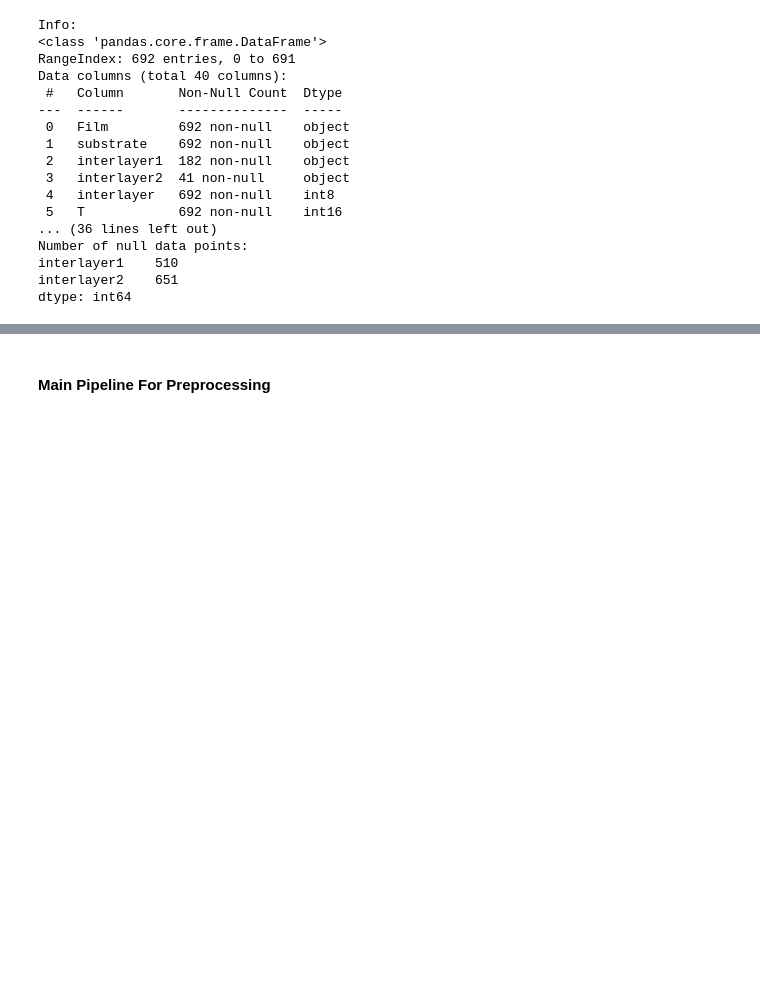
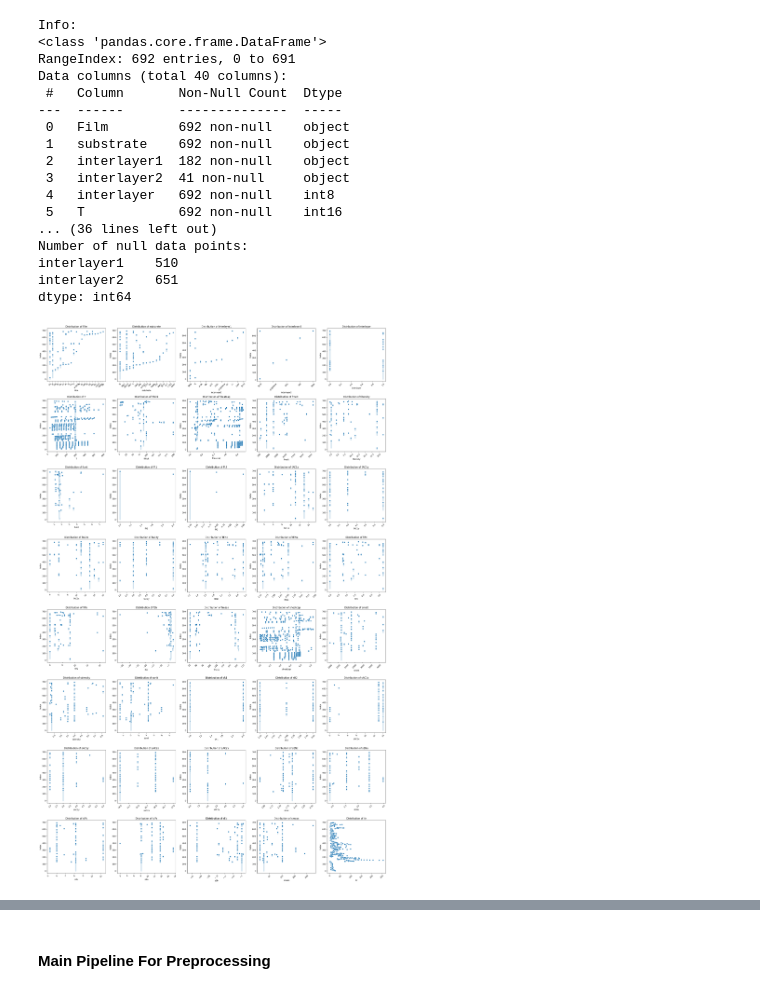
Before and after one commit to ariahosseini/TradML, a Jupyter notebook: ML_Interfacial_Thermal_Resistance.ipynb, the cells around one changed output, grey strips where cells are left out. Cells and saved outputs as stored; diff of their text form; code cells hidden in the pictures; blank space fills up the shorter version.

```diff
--- a/ML_Interfacial_Thermal_Resistance.ipynb
+++ b/ML_Interfacial_Thermal_Resistance.ipynb
@@ -161,5 +177,7 @@ cols = list(df.columns)
 numerical_cols = df.select_dtypes(include=['float16', 'int16']).columns.tolist()
 categorical_col = [col for col in cols if col not in numerical_cols]
 # %%
-# scatter_plot_vars(df=df, vars_to_plot=cols, num_cols=5)
+scatter_plot_vars(df=df, vars_to_plot=cols, num_cols=5)
+# %% [output]
+[figure, added]
 # %%
```
Also changed, not shown: parts of 17 cells of this notebook.
